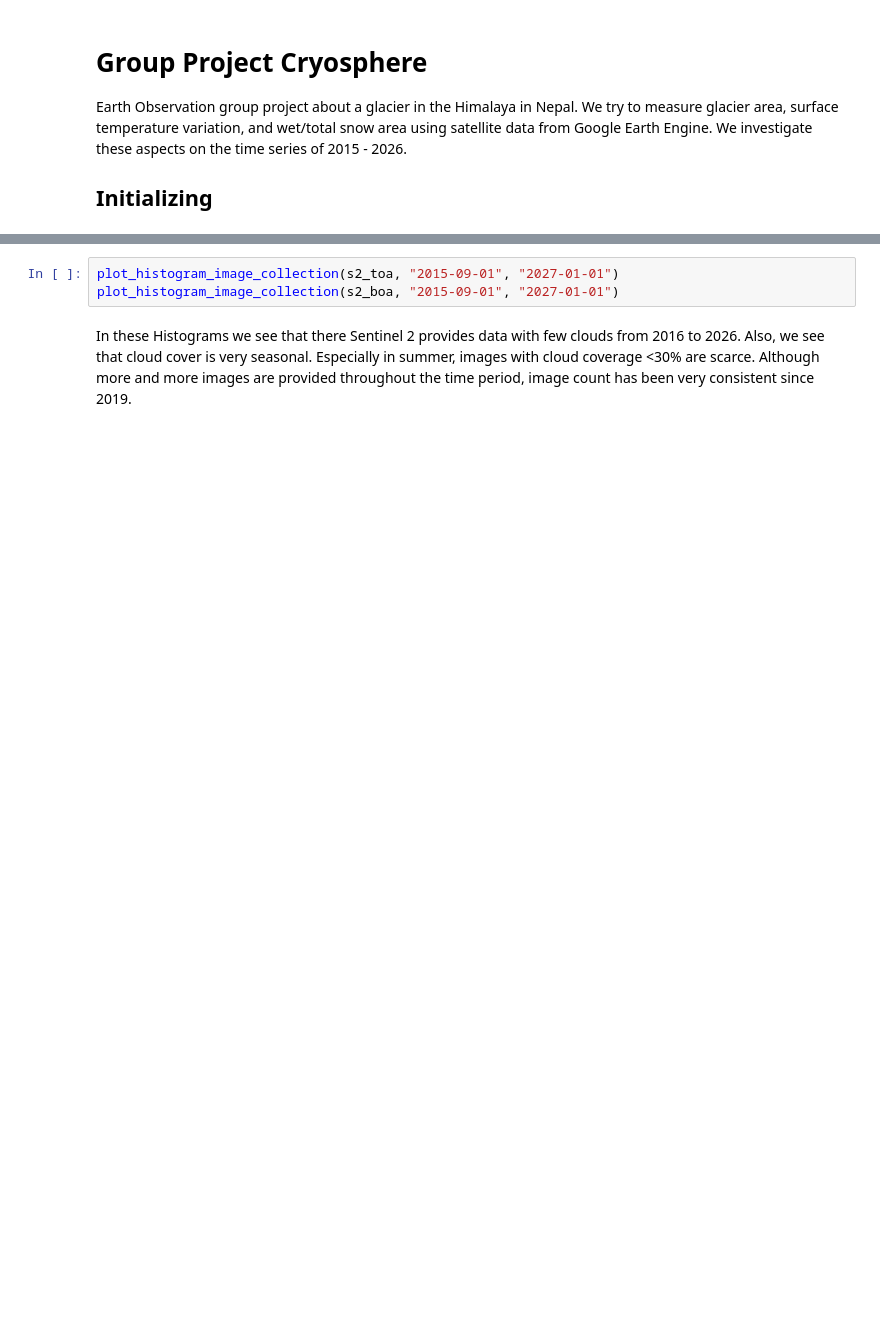
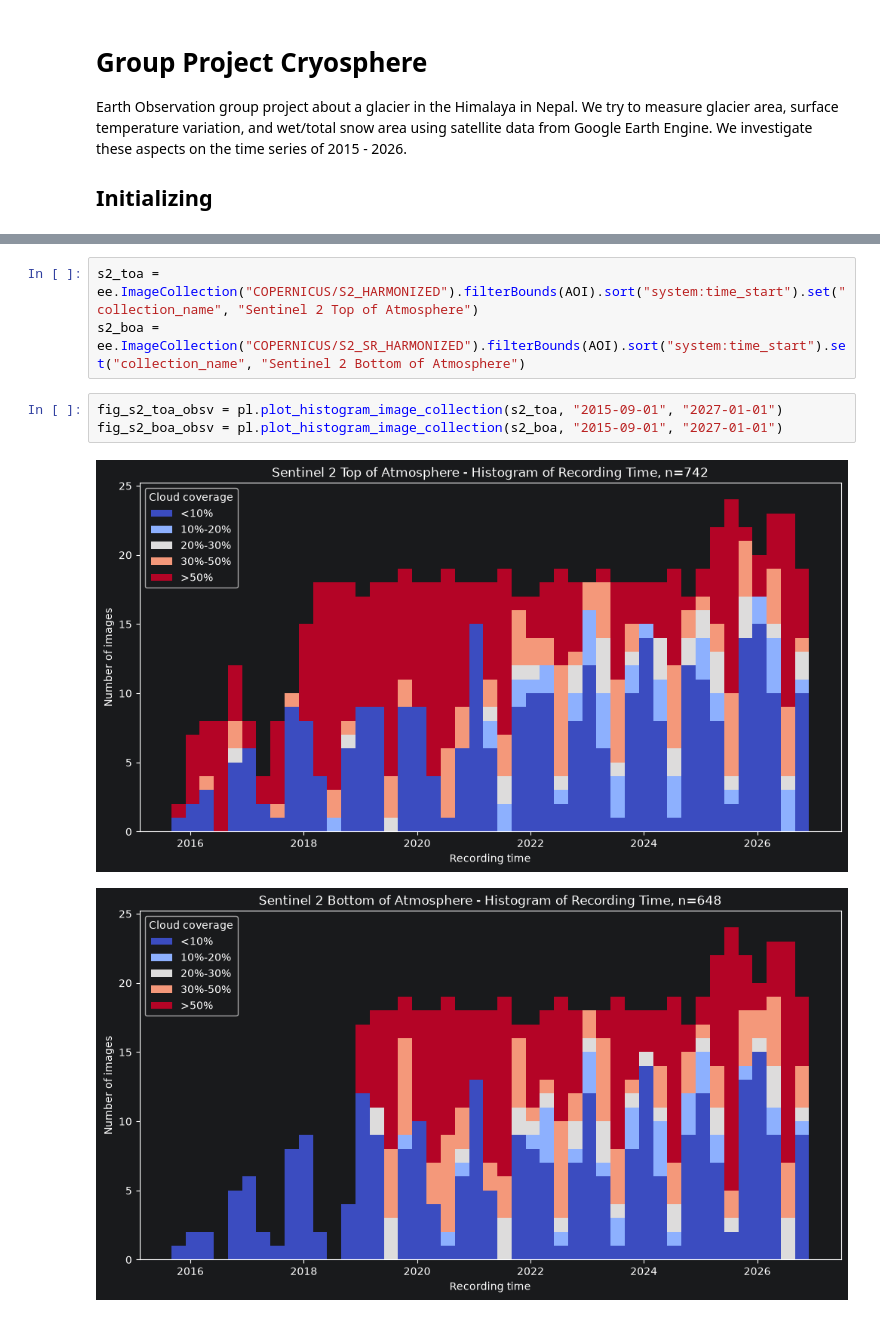
Before and after one commit to jgnnfw/EO_Cryosphere, a Jupyter notebook: main.ipynb, the cells around one changed output, grey strips where cells are left out. Saved outputs shown, nothing was run; the diff lists cells and outputs as text; blank space fills up the shorter version.

```diff
--- a/main.ipynb
+++ b/main.ipynb
@@ -38,6 +52,10 @@ s2_boa = ee.ImageCollection("COPERNICUS/S2_SR_HARMONIZED").filterBounds(AOI).sor
 # %%
-plot_histogram_image_collection(s2_toa, "2015-09-01", "2027-01-01")
-plot_histogram_image_collection(s2_boa, "2015-09-01", "2027-01-01")
+s2_toa = ee.ImageCollection("COPERNICUS/S2_HARMONIZED").filterBounds(AOI).sort("system:time_start").set("collection_name", "Sentinel 2 Top of Atmosphere")
+s2_boa = ee.ImageCollection("COPERNICUS/S2_SR_HARMONIZED").filterBounds(AOI).sort("system:time_start").set("collection_name", "Sentinel 2 Bottom of Atmosphere")
-# %% [markdown]
-In these Histograms we see that there Sentinel 2 provides data with few clouds from 2016 to 2026. Also, we see that cloud cover is very seasonal. Especially in summer, images with cloud coverage <30% are scarce. Although more and more images are provided throughout the time period, image count has been very consistent since 2019.
+# %%
+fig_s2_toa_obsv = pl.plot_histogram_image_collection(s2_toa, "2015-09-01", "2027-01-01")
+fig_s2_boa_obsv = pl.plot_histogram_image_collection(s2_boa, "2015-09-01", "2027-01-01")
+# %% [output]
+[figure, added]
+[figure, added]
 # %% [markdown]
```
Also changed, not shown: parts of 44 cells of this notebook, 9 other files.
